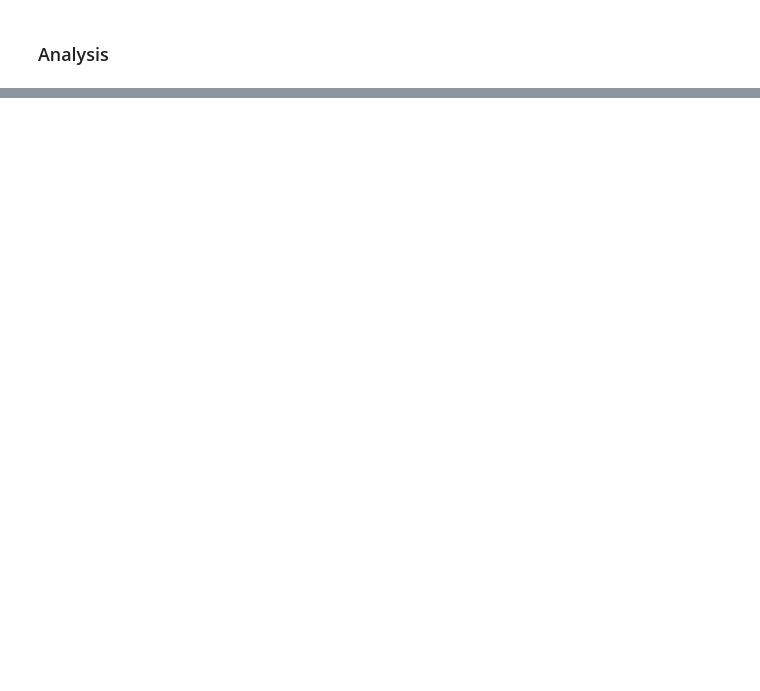
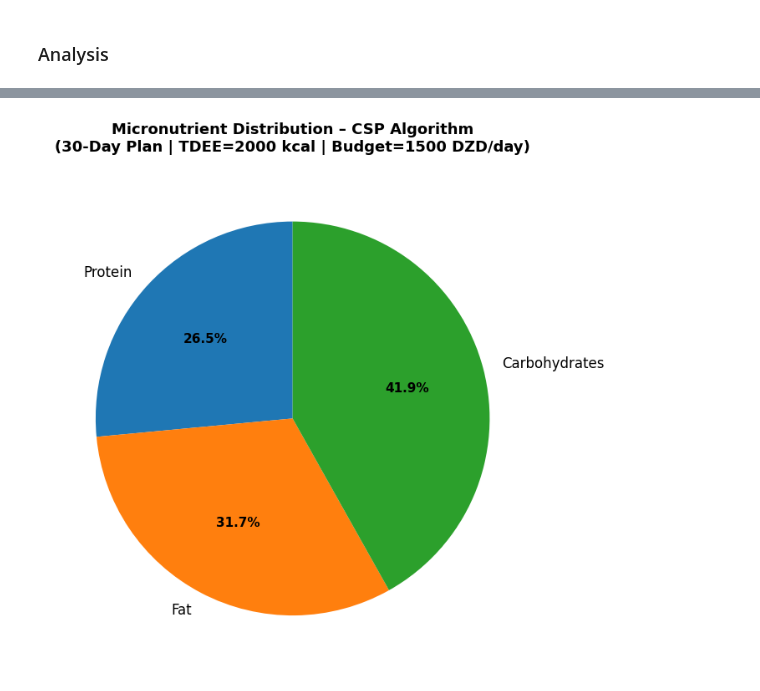
Before and after one commit to Abdelouahab-aourar/Nutri-Mlih, a Jupyter notebook: main.ipynb, the cells around one changed output, grey strips where cells are left out. Saved outputs shown, nothing was run; the diff lists cells and outputs as text; code cells hidden in the pictures; blank space fills up the shorter version.

Commit message:
visualisation

```diff
--- a/main.ipynb
+++ b/main.ipynb
@@ -1234,8 +1295,7 @@ def build_domains():
                 meal_name
                 for meal_name, info in TransitionModel[slot].items()
                 # info = (Category, cost, kcal, protein, carbs, fat)
-                if (PREFERENCE != "Vegetarian" or info[0] == "Vegetarian")
-                and info[2] <= cal_cap       # kcal within slot share
+                if info[2] <= cal_cap       # kcal within slot share
                 and info[1] <= budget_cap    # cost within slot share
             ]
     return domains
@@ -1506,2 +1566,95 @@ Top 5 most repeated:
 
 Days with constraint violations: 0
+# %%
+def csp_day_nutrition(plan, TransitionModel, DAYS):
+    day_costs = []
+    day_calories = []
+    total_protein = total_fat = total_carbs = total_calories = 0
+
+    for day in range(DAYS):
+        bp = plan[day]["Breakfast"]
+        lp = plan[day]["Lunch"]
+        dp = plan[day]["Dinner"]
+
+        b_info = TransitionModel["Breakfast"][bp]
+        l_info = TransitionModel["Lunch"][lp]
+        d_info = TransitionModel["Dinner"][dp]
+
+        d_cost = b_info[1] + l_info[1] + d_info[1]
+        d_kcal = b_info[2] + l_info[2] + d_info[2]
+        d_prot = b_info[3] + l_info[3] + d_info[3]
+        d_carb = b_info[4] + l_info[4] + d_info[4]
+        d_fat  = b_info[5] + l_info[5] + d_info[5]
+
+        day_costs.append(d_cost)
+        day_calories.append(d_kcal)
+        total_protein  += d_prot
+        total_fat      += d_fat
+        total_carbs    += d_carb
+        total_calories += d_kcal
+
+    return day_costs, day_calories, total_protein, total_fat, total_carbs, total_calories
+
+day_costs, day_calories, total_protein, total_fat, total_carbs, total_calories =         csp_day_nutrition(plan, TransitionModel, DAYS)
+
+# Pie Chart Micronutrient Distribution
+fig, ax = plt.subplots(figsize=(7, 7))
+labels  = ["Protein", "Fat", "Carbohydrates"]
+values  = [total_protein, total_fat, total_carbs]
+colors  = ["#4C72B0", "#DD8452", "#55A868"]
+explode = (0.04, 0.04, 0.04)
+
+wedges, texts, autotexts = ax.pie(
+    values,
+    labels=labels,
+    autopct="%1.1f%%",
+    startangle=90,
+    textprops={"fontsize": 12},
+)
+for at in autotexts:
+    at.set_fontsize(11)
+    at.set_fontweight("bold")
+
+ax.set_title(
+    f"Micronutrient Distribution – CSP Algorithm\n"
+    f"({DAYS}-Day Plan | TDEE={TDEE} kcal | Budget={DAILY_BUDGET} DZD/day)",
+    fontsize=13, fontweight="bold", pad=18
+)
+plt.tight_layout()
+plt.savefig("csp_pie_chart.png", dpi=150, bbox_inches="tight")
+plt.show()
+
+# Scatter Plot Daily Cost vs Daily Calories
+fig, ax = plt.subplots(figsize=(10, 6))
+
+scatter = ax.scatter(
+    day_costs, day_calories,
+    c=range(DAYS), cmap="viridis",
+    s=90, alpha=0.85, edgecolors="white", linewidths=0.8, zorder=3
+)
+cbar = plt.colorbar(scatter, ax=ax)
+cbar.set_label("Day", fontsize=11)
+
+# Reference lines
+ax.axhline(TDEE,        color="gray",   linestyle="--", linewidth=1.2,
+           label=f"Target calories ({TDEE} kcal/day)")
+ax.axhline(TDEE * 1.1,  color="salmon", linestyle=":",  linewidth=1.0,
+            label="+10% tolerance")
+ax.axhline(TDEE * 0.9,  color="salmon", linestyle=":",  linewidth=1.0,
+           label="-10% tolerance")
+ax.axvline(DAILY_BUDGET, color="#4C72B0", linestyle="--", linewidth=1.2,
+           label=f"Daily budget ({DAILY_BUDGET} DZD)")
+
+ax.set_xlabel("Daily Cost (DZD)", fontsize=12)
+ax.set_ylabel("Daily Calories (kcal)", fontsize=12)
+ax.set_title(
+    f"Daily Cost vs Calories - CSP Algorithm ({DAYS}-Day Plan)",
+    fontsize=13, fontweight="bold"
+)
+ax.legend(fontsize=10)
+ax.grid(True, alpha=0.3)
+plt.tight_layout()
+plt.savefig("csp_scatter.png", dpi=150, bbox_inches="tight")
+plt.show()
+# %% [output]
+[figure, added]
```
Also changed, not shown: parts of 12 cells of this notebook, 6 other files.
